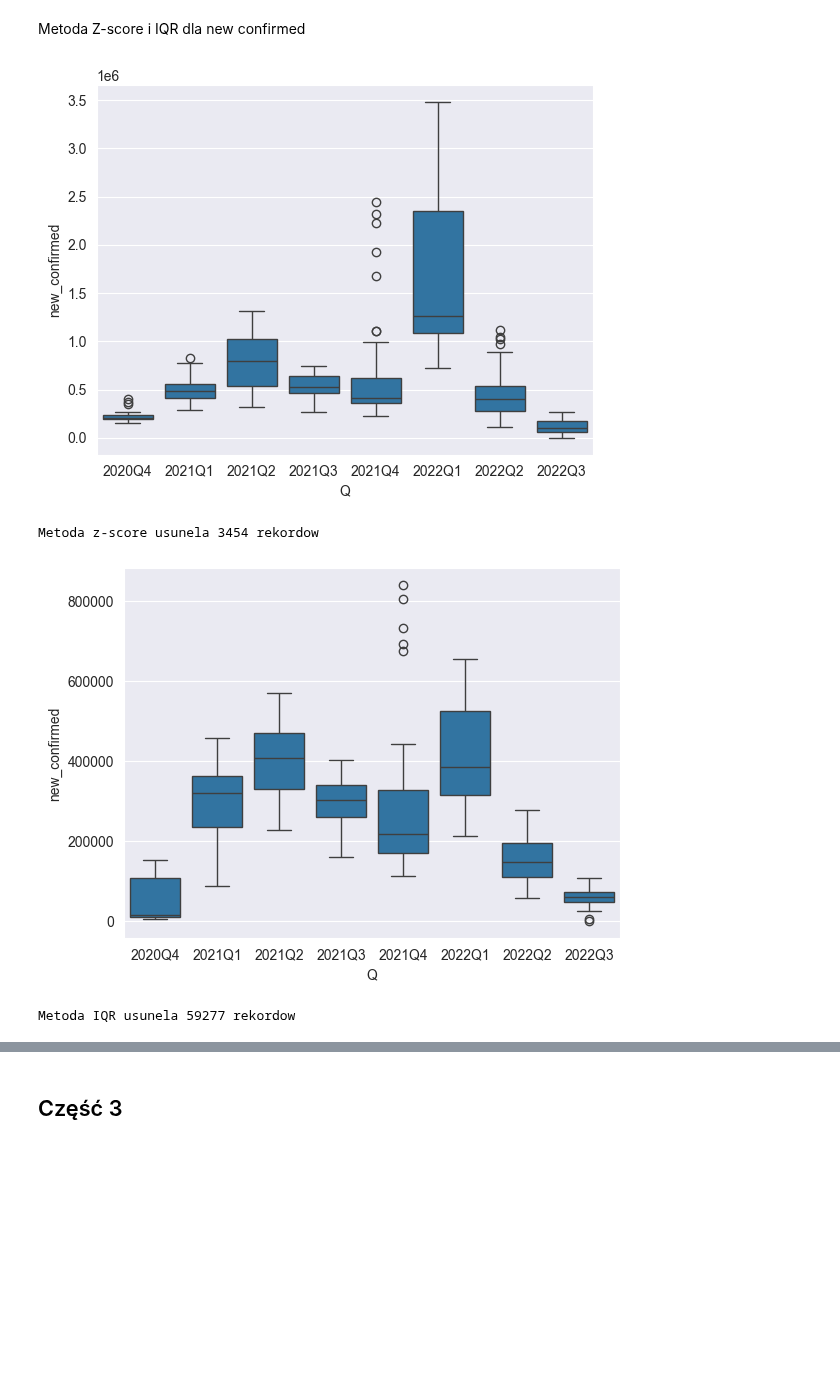
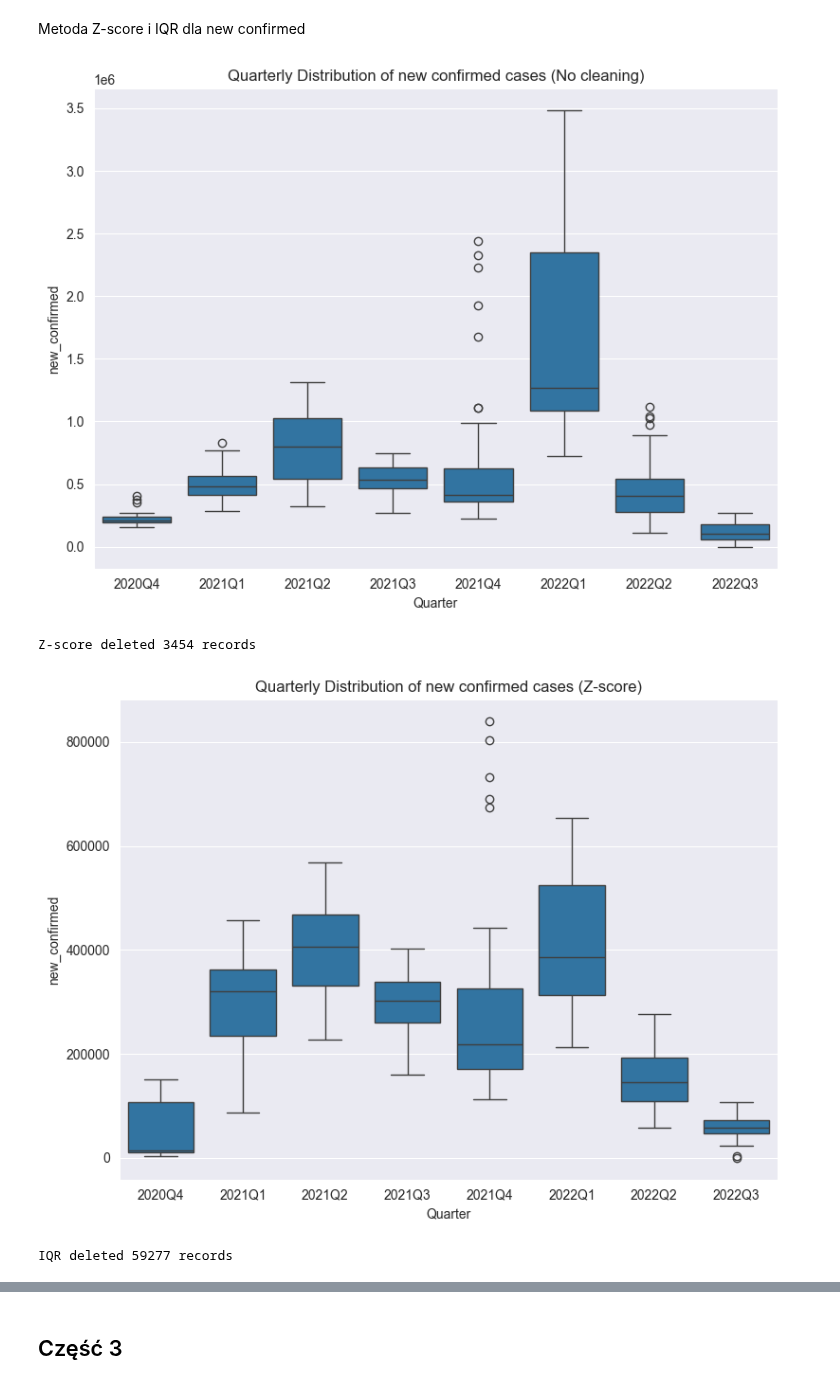
Before and after one commit to JakubKaczmarek5764/BigData1, a Jupyter notebook: zad2.ipynb, the cells around one changed output, grey strips where cells are left out. Drawn from its saved outputs; the diff is of its cells as text; code cells hidden in the pictures; blank space fills up the shorter version.

```diff
--- a/zad2.ipynb
+++ b/zad2.ipynb
@@ -275,36 +231,47 @@ from scipy.stats import zscore
 # bez czyszczenia
 administered_df = df.groupby('date')['new_confirmed'].sum().reset_index()
 administered_df['Q'] = administered_df['date'].dt.to_period('Q').astype(str)
+plt.figure(figsize=(8, 6))
+plt.title('Quarterly Distribution of new confirmed cases (No cleaning)')
+plt.xlabel('Quarter')
 sns.boxplot(x='Q', y='new_confirmed', data=administered_df)
+plt.tight_layout()
 plt.show()
 
 #zscore
 
 threshold = 2
 cleaned_new_confirmed_zscore_df = df
 
 cleaned_new_confirmed_zscore_df['z-score'] = zscore(cleaned_new_confirmed_zscore_df['new_confirmed'])
 cleaned_new_confirmed_zscore_df = cleaned_new_confirmed_zscore_df[cleaned_new_confirmed_zscore_df['z-score'] <= threshold]
-print("Metoda z-score usunela", df.shape[0] - cleaned_new_confirmed_zscore_df.shape[0], "rekordow")
+print("Z-score deleted", df.shape[0] - cleaned_new_confirmed_zscore_df.shape[0], "records")
 cleaned_new_confirmed_zscore_df = cleaned_new_confirmed_zscore_df.groupby('date')['new_confirmed'].sum().reset_index()
 cleaned_new_confirmed_zscore_df['Q'] = cleaned_new_confirmed_zscore_df['date'].dt.to_period('Q').astype(str)
+plt.figure(figsize=(8, 6))
+plt.title('Quarterly Distribution of new confirmed cases (Z-score)')
+plt.xlabel('Quarter')
 sns.boxplot(x='Q', y='new_confirmed', data=cleaned_new_confirmed_zscore_df)
+plt.tight_layout()
 plt.show()
 # IQR
 
 Q1 = df['new_confirmed'].quantile(0.25)
 Q3 = df['new_confirmed'].quantile(0.75)
 IQR = Q3 - Q1
 lower_bound = Q1 - 1.5 * IQR
 upper_bound = Q3 + 1.5 * IQR
 cleaned_new_confirmed_iqr_df = df[(df['new_confirmed'] >= lower_bound) & (df['new_confirmed'] <= upper_bound)]
-print("Metoda IQR usunela", df.shape[0] - cleaned_new_confirmed_iqr_df.shape[0], "rekordow")
+print("IQR deleted", df.shape[0] - cleaned_new_confirmed_iqr_df.shape[0], "records")
 cleaned_new_confirmed_iqr_df = cleaned_new_confirmed_iqr_df.groupby('date')['new_confirmed'].sum().reset_index()
 cleaned_new_confirmed_iqr_df['Q'] = cleaned_new_confirmed_iqr_df['date'].dt.to_period('Q').astype(str)
+plt.figure(figsize=(8, 6))
+plt.title('Quarterly Distribution of new confirmed cases (IQR)')
+plt.xlabel('Quarter')
 sns.boxplot(x='Q', y='new_confirmed', data=cleaned_new_confirmed_iqr_df)
 plt.show()
 # %% [output]
-[figure, old version]
+[figure, new version]
-Metoda z-score usunela 3454 rekordow
+Z-score deleted 3454 records
-[figure, old version]
+[figure, new version]
-Metoda IQR usunela 59277 rekordow
+IQR deleted 59277 records
```
Also changed, not shown: parts of 8 cells of this notebook.
